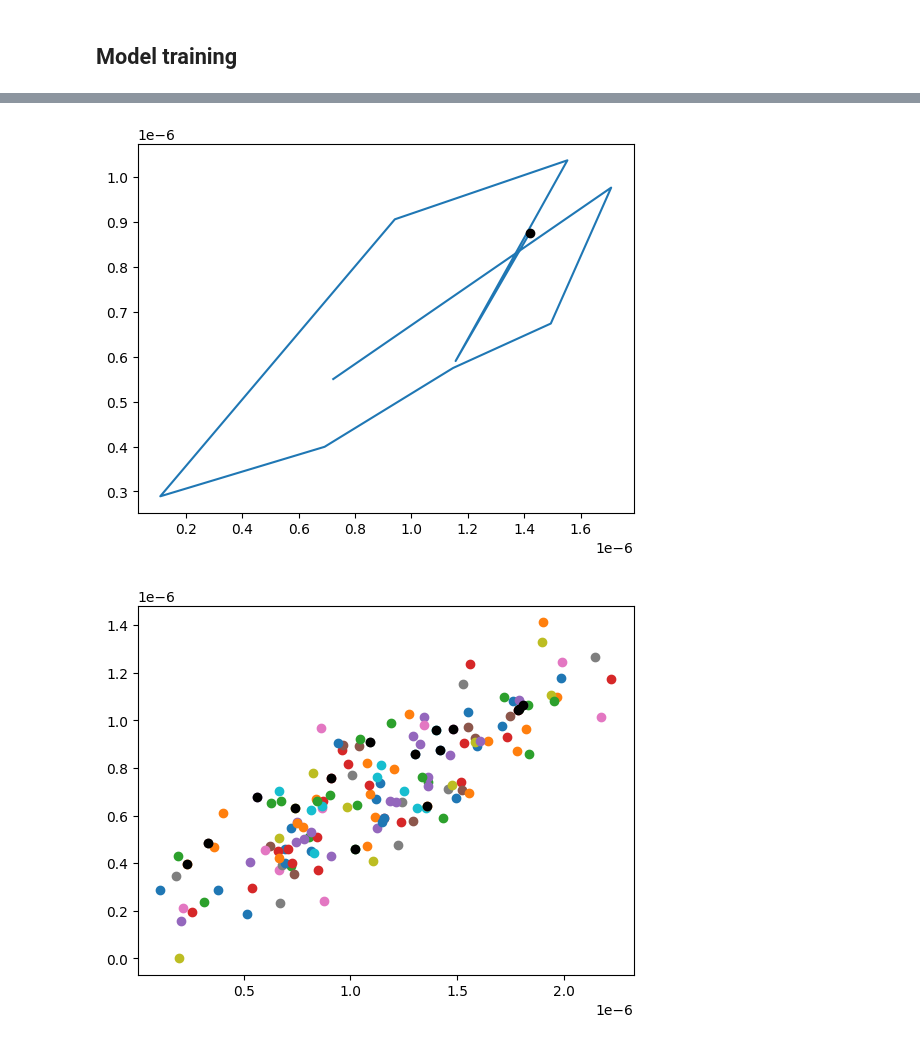
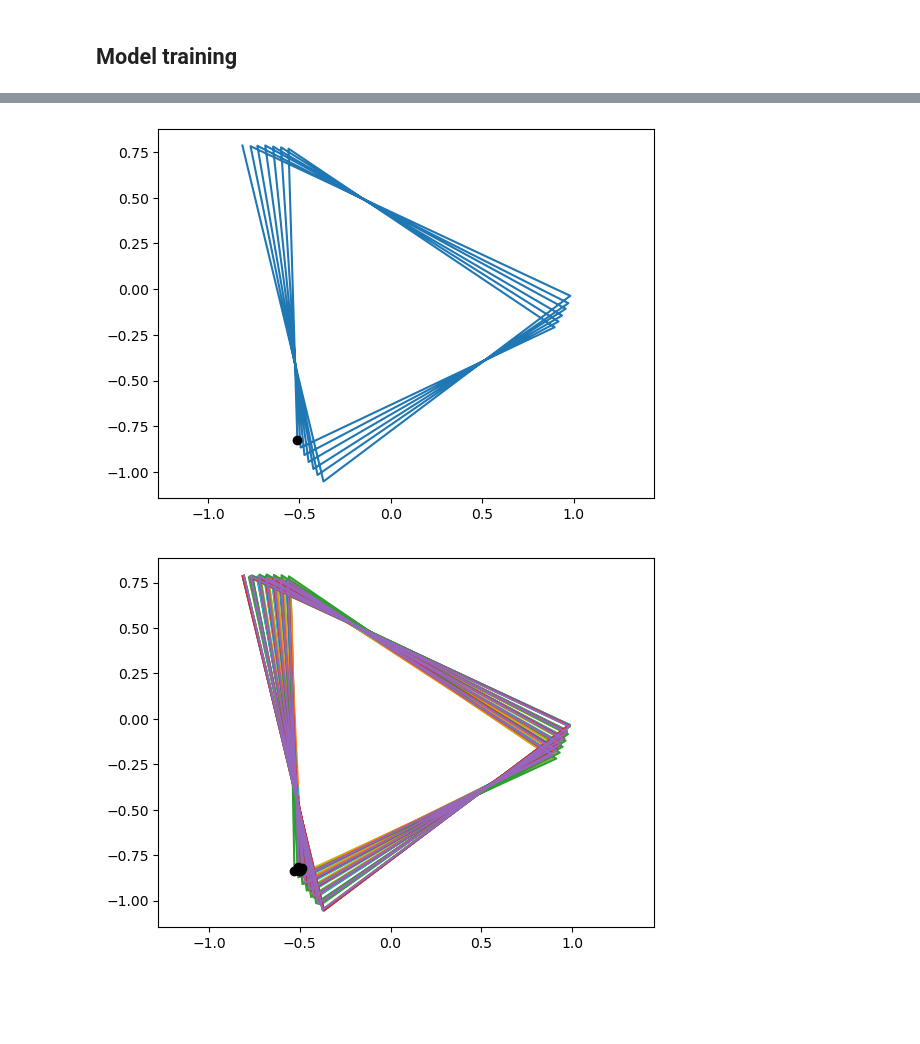
Before and after one commit to bioAI-Oslo/RNN-Adding-Problem-Representations, a Jupyter notebook: notebooks/regularized.ipynb, the cells around one changed output, grey strips where cells are left out. Drawn from its saved outputs; the diff is of its cells as text; code cells hidden in the pictures; blank space fills up the shorter version.

```diff
--- a/notebooks/regularized.ipynb
+++ b/notebooks/regularized.ipynb
@@ -31,19 +31,20 @@ class Datamodel(Dataset):
     def __getitem__(self, ix):
         return self.x[ix], self.y[ix]
 # %%
-n_data = 1000
-t_steps = 10
+n_data = 2000
+t_steps = 20
 
-data,labels = datagen_full_sum_normal(n_data,t_steps,normalize=True)
+# data,labels = datagen_full_sum_normal(n_data,t_steps,normalize=True)
+data,labels = datagen_circular(n_data,t_steps)
 # data,labels = datagen_timewise_labels(n_data,t_steps,2)
 # print(data[1],labels[1])
 
-BATCH_SIZE = 16
+BATCH_SIZE = 64
 
 training_data = Datamodel(data,labels)
 training_loader = torch.utils.data.DataLoader(training_data, batch_size=BATCH_SIZE, shuffle=True)
 
 data.shape
 
-print(data[100].sum())
+print(labels[99])
 # %% [output]
@@ -51,7 +54,7 @@ tensor(1.0000)
 # %% [markdown]
 ## Model training
 # %%
-hidden_size = 100
+hidden_size = 2
 input_size = 1
 output_size = 1
 
@@ -60,8 +63,10 @@ train1 = True
 if train1:
     # model2 = torch_RNN1(input_size,t_steps,output_size,hidden_size,lr=0.01,irnn=True,outputnn=False,Wx_normalize=True)
     # model1 = torch_RNN_full_manual(input_size,t_steps,output_size,hidden_size,lr=0.001,irnn=False,outputnn=True,Wx_normalize=False,activation=False)
-    model1 = RNN_L2(input_size,t_steps,output_size,hidden_size,lr=0.001,w_decay=0.000,act_decay=1000,irnn=False,outputnn=True,Wx_normalize=False,activation=False)
-    print("Guess on the first 15 training data: ", model1(data[0:15]))
+    # model1 = RNN_L2(input_size,t_steps,output_size,hidden_size,lr=0.001,w_decay=0.000,act_decay=1000,irnn=False,outputnn=True,Wx_normalize=False,activation=False)
+    # BIAS IS ON!
+    model1 = RNN_circular(input_size,t_steps,output_size,hidden_size,lr=0.001,w_decay=0.000,act_decay=0.01,irnn=False,outputnn=False,Wx_normalize=False,activation=False,rotation_init=False,bias=True)
+    # print("Guess on the first 15 training data: ", model1(data[0:15]))
     _ = model1.train(training_loader,epochs=300)
     model1.plot_losses(average=30)
     # model1.plot_accs()
@@ -88,16 +104,18 @@ plt.show()
 # %%
-n = 10
+n = 3
 model1.hts[:,n,:].shape
 hts_cric = model1.hts.detach().numpy()
 plt.plot(hts_cric[:,n,0],hts_cric[:,n,1],"-")
 plt.plot(hts_cric[-1,n,0],hts_cric[-1,n,1],"o",color="black")
+plt.axis("equal")
 plt.show()
-plt.plot(hts_cric[:,:,0],hts_cric[:,:,1],"o")
+plt.plot(hts_cric[:,:,0],hts_cric[:,:,1],"-")
 plt.plot(hts_cric[-1,:,0],hts_cric[-1,:,1],"o",color="black")
+plt.axis("equal")
 plt.show()
 # %% [output]
-[figure, old version]
+[figure, new version]
-[figure, old version]
+[figure, new version]
 # %%
 print(model1.input.weight)
 print(model1.hidden.weight)
```
Also changed, not shown: parts of 9 cells of this notebook, 3 other files.
